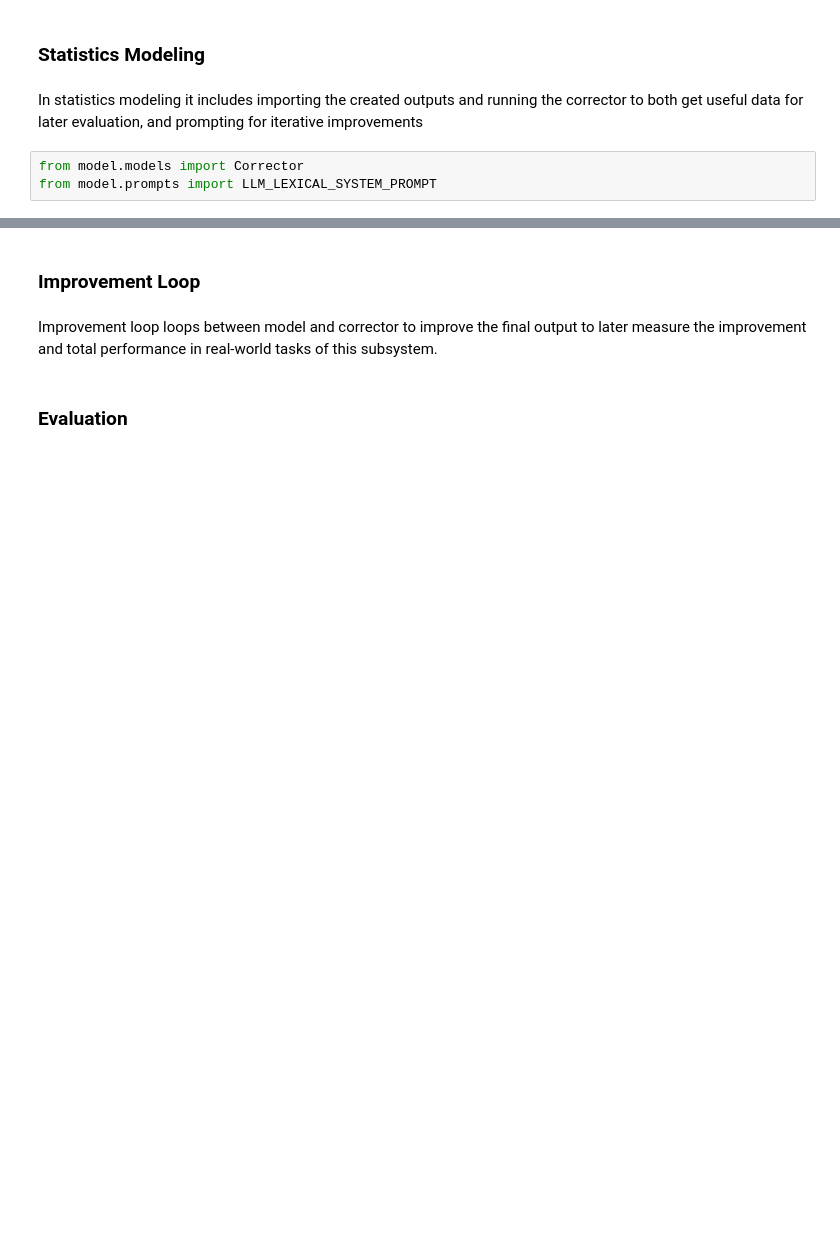
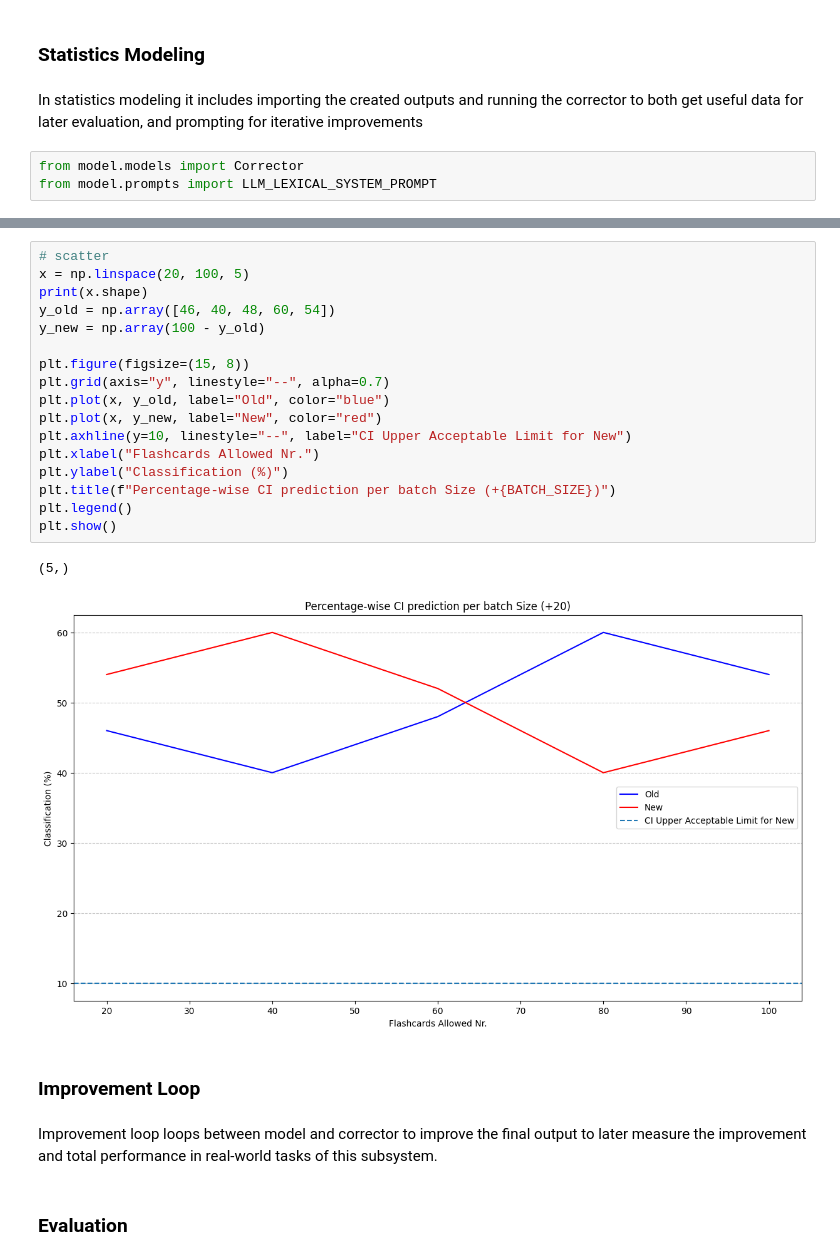
Before and after one commit to mitzeus/NILAS, a Jupyter notebook: main.ipynb, the cells around one changed output, grey strips where cells are left out. Saved outputs shown, nothing was run; the diff lists cells and outputs as text; blank space fills up the shorter version.

```diff
--- a/main.ipynb
+++ b/main.ipynb
@@ -505,3 +578,23 @@ Model CI ratio: 67/33
+# %%
+# scatter
+x = np.linspace(20, 100, 5)
+print(x.shape)
+y_old = np.array([46, 40, 48, 60, 54])
+y_new = np.array(100 - y_old)
+
+plt.figure(figsize=(15, 8))
+plt.grid(axis="y", linestyle="--", alpha=0.7)
+plt.plot(x, y_old, label="Old", color="blue")
+plt.plot(x, y_new, label="New", color="red")
+plt.axhline(y=10, linestyle="--", label="CI Upper Acceptable Limit for New")
+plt.xlabel("Flashcards Allowed Nr.")
+plt.ylabel("Classification (%)")
+plt.title(f"Percentage-wise CI prediction per batch Size (+{BATCH_SIZE})")
+plt.legend()
+plt.show()
+# %% [output]
+(5,)
+[figure, added]
 # %% [markdown]
 ### Improvement Loop
 # %% [markdown]
```
Also changed, not shown: parts of 12 cells of this notebook, 6 other files.
